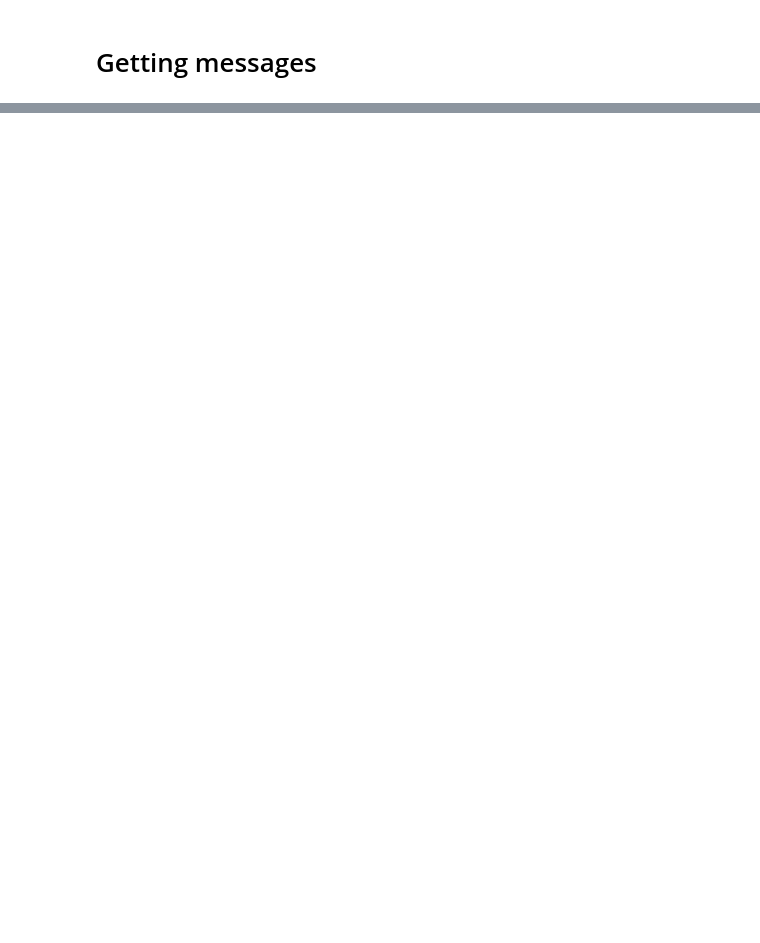
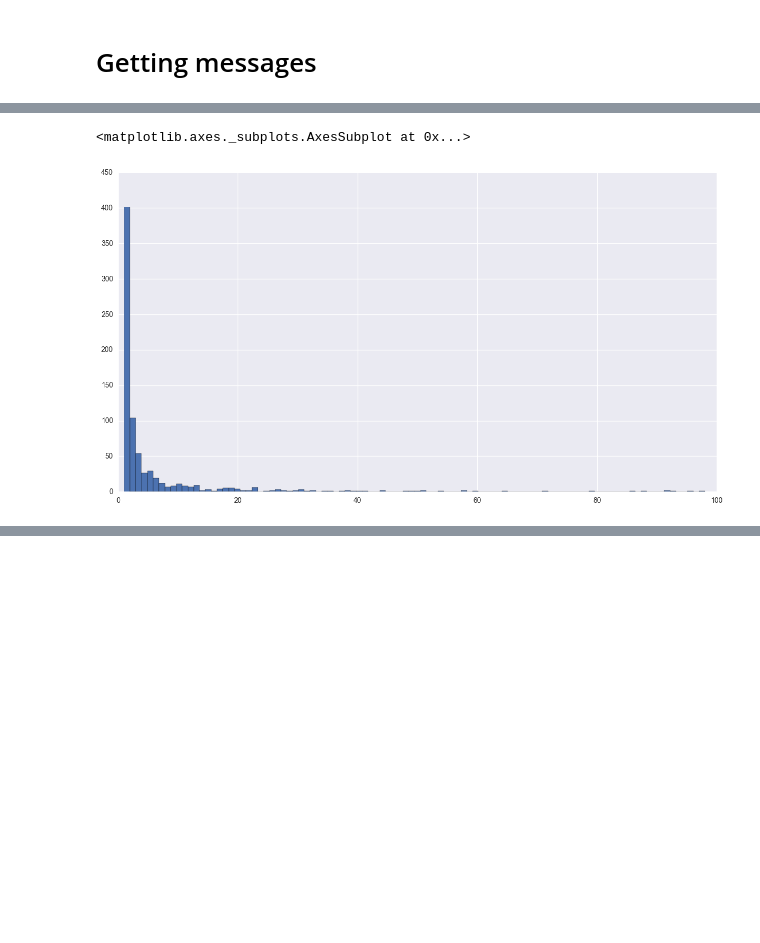
Before and after one commit to Fixman/aa, a Jupyter notebook: TP_fixman.ipynb, the cells around one changed output, grey strips where cells are left out. Saved outputs shown, nothing was run; the diff lists cells and outputs as text; code cells hidden in the pictures; blank space fills up the shorter version.

```diff
--- a/TP_fixman.ipynb
+++ b/TP_fixman.ipynb
@@ -126,0 +54,8 @@ u"message-id: <13247446.1075856567056.javamail.evans#####>\ndate: mon, 26 jun 20
+# %%
+limit = 50000
+# %%
+ham_json = json.load(open('data/ham_train.json'))[:limit]
+ham = map(try_parse, ham_json)
+print('{}/{} unparseable messages'.format(len([x for x in ham if 'unparseable' in x]), len(ham_json)))
+
+%xdel ham_json
@@ -126,0 +64,6 @@ u"message-id: <13247446.1075856567056.javamail.evans#####>\ndate: mon, 26 jun 20
+# %%
+spam_json = json.load(open('data/spam_train.json'))[:limit]
+spam = map(try_parse, spam_json)
+print('{}/{} unparseable messages'.format(len([x for x in spam if 'unparseable' in x]), len(spam_json)))
+
+%xdel spam_json
@@ -126,0 +74,5 @@ u"message-id: <13247446.1075856567056.javamail.evans#####>\ndate: mon, 26 jun 20
+# %%
+table = pandas.DataFrame(map(dict, ham + spam))
+answers = pandas.Series(['ham'] * len(ham) + ['spam'] * len(spam))
+%xdel ham
+%xdel spam
@@ -126,0 +169,6 @@ u"message-id: <13247446.1075856567056.javamail.evans#####>\ndate: mon, 26 jun 20
+# %%
+a = table[[x for x in table.columns if '_' not in x]].apply(pandas.Series.nunique)
+a[a < 100].hist(bins = 100)
+# %% [output]
+<matplotlib.axes._subplots.AxesSubplot at 0x...>
+[figure, added]
```
Also changed, not shown: parts of 47 cells of this notebook.
